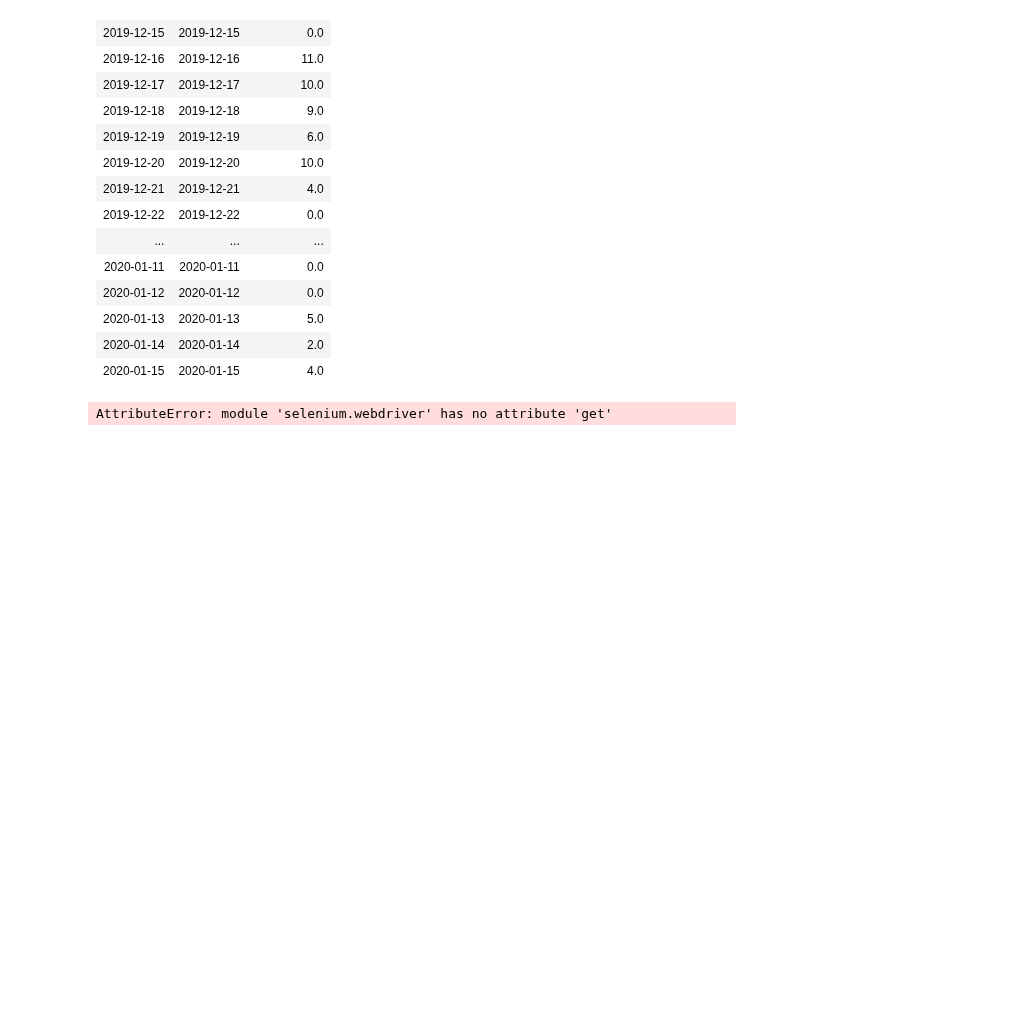
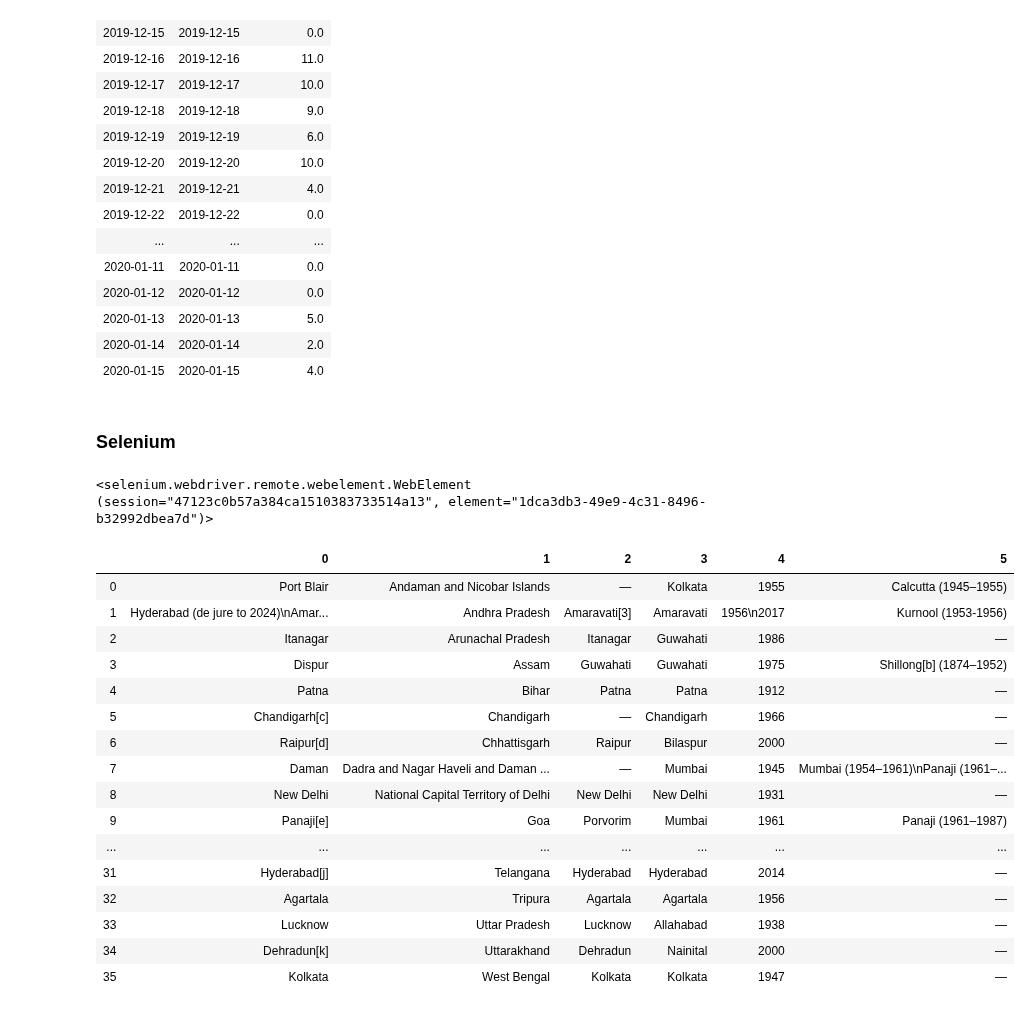
Before and after one commit to Yogendra3112/data_science, a Jupyter notebook: Web Scraping.ipynb, the cells around one changed output. Drawn from its saved outputs; the diff is of its cells as text; code cells hidden in the pictures; blank space fills up the shorter version.

```diff
--- a/Web Scraping.ipynb
+++ b/Web Scraping.ipynb
@@ -277,10 +279,54 @@ git_data["2019-12-13":"2020-01"]                  # dates range
 | 2020-01-13 | 2020-01-13 | 5.0 |
 | 2020-01-14 | 2020-01-14 | 2.0 |
 | 2020-01-15 | 2020-01-15 | 4.0 |
-# %%
-from selenium import webdriver
-wiki = "https://en.wikipedia.org/wiki/List_of_state_and_union_territory_capitals_in_India"
-webdriver.get(wiki)
-right_table=driver.find_element_by_class_name('wikitable')
-# %% [output]
-AttributeError: module 'selenium.webdriver' has no attribute 'get'
+# %% [markdown]
+### Selenium
+# %%
+from selenium import webdriver
+import pandas as pd
+# wiki = "https://en.wikipedia.org/wiki/List_of_state_and_union_territory_capitals_in_India"
+driver = webdriver.Chrome(executable_path=r'C:\Users\Yogi\Downloads\chromedriver_win32\chromedriver.exe')
+driver.get("https://en.wikipedia.org/wiki/List_of_state_and_union_territory_capitals_in_India")
+right_table=driver.find_element_by_class_name('wikitable')
+# driver.close()
+print(right_table.find_element_by_tag_name('tr'))
+A=[]
+B=[]
+C=[]
+D=[]
+E=[]
+F=[]
+G=[]
+for row in right_table.find_elements_by_tag_name('tr'):
+    cells = row.find_elements_by_tag_name('td')
+    states = row.find_elements_by_tag_name('th')
+    if len(cells) == 6:
+        A.append(states[0].text.strip())
+        B.append(cells[1].text.strip())
+        C.append(cells[2].text.strip())
+        D.append(cells[3].text.strip())
+        E.append(cells[4].text.strip())
+        F.append(cells[5].text.strip())
+
+driver.quit()
+dff = pd.DataFrame(zip(B,A,C,D,E,F))
+dff
+# %% [output]
+<selenium.webdriver.remote.webelement.WebElement (session="47123c0b57a384ca1510383733514a13", element="1dca3db3-49e9-4c31-8496-b32992dbea7d")>
+|  | 0 | 1 | 2 | 3 | 4 | 5 |
+| 0 | Port Blair | Andaman and Nicobar Islands | — | Kolkata | 1955 | Calcutta (1945–1955) |
+| 1 | Hyderabad (de jure to 2024)\nAmar... | Andhra Pradesh | Amaravati[3] | Amaravati | 1956\n2017 | Kurnool (1953-1956) |
+| 2 | Itanagar | Arunachal Pradesh | Itanagar | Guwahati | 1986 | — |
+| 3 | Dispur | Assam | Guwahati | Guwahati | 1975 | Shillong[b] (1874–1952) |
+| 4 | Patna | Bihar | Patna | Patna | 1912 | — |
+| 5 | Chandigarh[c] | Chandigarh | — | Chandigarh | 1966 | — |
+| 6 | Raipur[d] | Chhattisgarh | Raipur | Bilaspur | 2000 | — |
+| 7 | Daman | Dadra and Nagar Haveli and Daman ... | — | Mumbai | 1945 | Mumbai (1954–1961)\nPanaji (1961–... |
+| 8 | New Delhi | National Capital Territory of Delhi | New Delhi | New Delhi | 1931 | — |
+| 9 | Panaji[e] | Goa | Porvorim | Mumbai | 1961 | Panaji (1961–1987) |
+| ... | ... | ... | ... | ... | ... | ... |
+| 31 | Hyderabad[j] | Telangana | Hyderabad | Hyderabad | 2014 | — |
+| 32 | Agartala | Tripura | Agartala | Agartala | 1956 | — |
+| 33 | Lucknow | Uttar Pradesh | Lucknow | Allahabad | 1938 | — |
+| 34 | Dehradun[k] | Uttarakhand | Dehradun | Nainital | 2000 | — |
+| 35 | Kolkata | West Bengal | Kolkata | Kolkata | 1947 | — |
```
Also changed, not shown: parts of 1 cell of this notebook.
